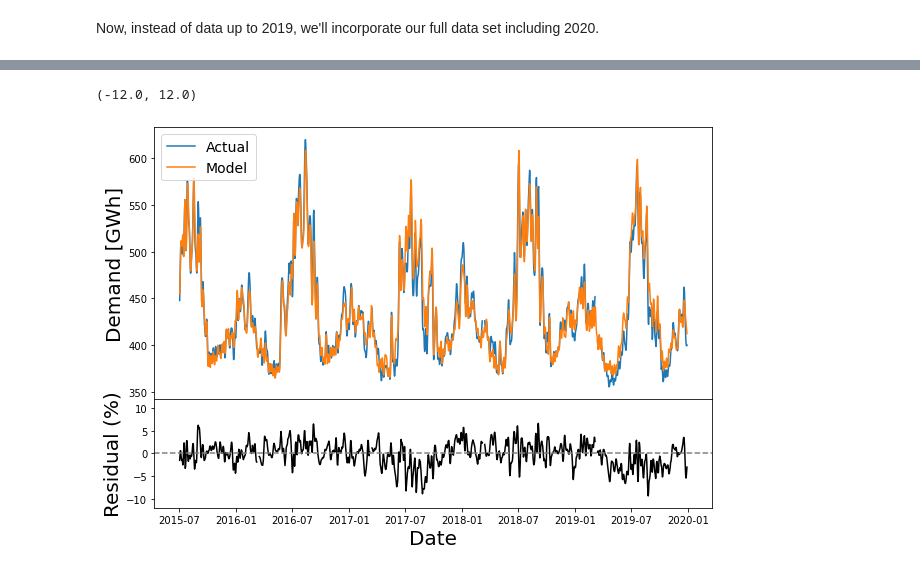
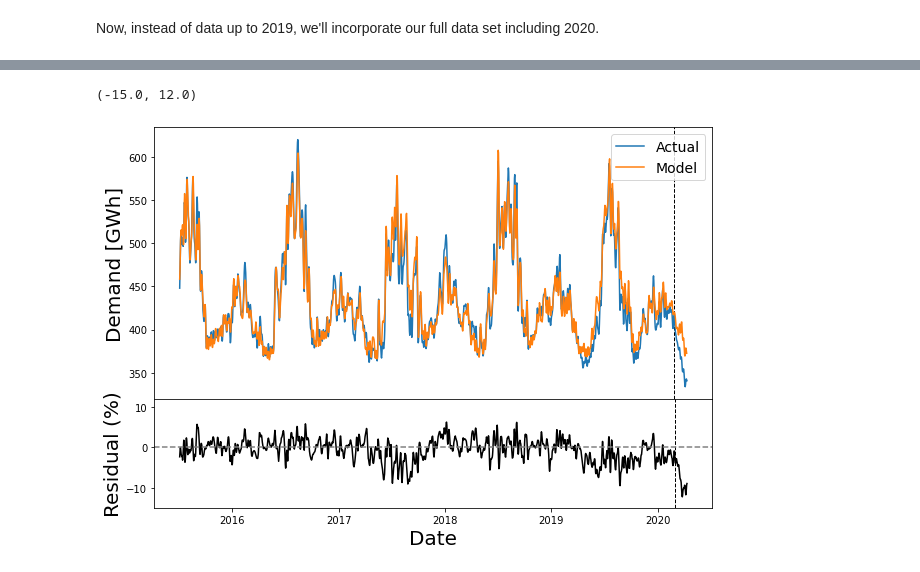
Before and after one commit to emapple/social, a Jupyter notebook: Weather_vs_demand.ipynb, the cells around one changed output, grey strips where cells are left out. Cells and saved outputs as stored; diff of their text form; code cells hidden in the pictures.

```diff
--- a/Weather_vs_demand.ipynb
+++ b/Weather_vs_demand.ipynb
@@ -279,3 +287,10 @@ all_data = df_to_features(df_NY_temperature, 4)
+# %%
+all_data = pd.concat((df_to_features(df_NY_temperature, 4),
+                      df_to_features(pd.read_csv('state_data/NY_2020_raw.csv',
+                                index_col=['DATE'], parse_dates=['DATE']), 4)),
+                     axis=0)
+# %%
+all_data = all_data.dropna()
 # %%
 temp_columns = [col for col in all_data if col.startswith('T_')]
 all_data_transform = all_data.copy()
@@ -288,5 +298,13 @@ daily_energy = daily_energy.loc[daily_energy.index.year <= 2019].copy()
+# %%
+# there are some nans we want to get rid of for later
+daily_energy = df_NY_energy.groupby('Date').sum(min_count=24)
+daily_energy = daily_energy.dropna()
+
+# ensure we have indexes that are common to all data
+my_locs = demand_to_mean.index.intersection(all_data_transform.index)
+my_locs = daily_energy.index.intersection(my_locs)
 # %%
-pred = pd.DataFrame(index=daily_energy.index,
+pred = pd.DataFrame(index=my_locs,
                     data=reg.predict(all_data_transform.loc[my_locs]),
                     columns=['D_Pred'])
 pred_average = pred.rolling(7, win_type='gaussian', center=True).mean(std=2)
@@ -297,24 +319,27 @@ daily_average = daily_energy.rolling(7, win_type='gaussian', center=True).mean(s
 # %%
 fig, ax = plt.subplots(2, 1, gridspec_kw={'height_ratios':[5, 2]})
 fig.set_size_inches(10, 7)
 fig.subplots_adjust(hspace=0)
 
 residuals = 100 * (1 - pred_average['D_Pred'] / daily_average['Demand'])
 
 ax[0].plot(daily_average.index,
         daily_average['Demand']/1.e3, label = 'Actual')
 ax[0].plot(pred_average.index, pred_average['D_Pred']/1.e3, label='Model')
 ax[1].plot(daily_average.index,
            residuals, color='black')
 ax[1].axhline(0, color='grey', ls='--')
 
+for i in [0, 1]:
+    ax[i].axvline('20200229', color='k', ls='--', zorder=0, lw=1)
+
 
 ax[0].legend(loc='best', fontsize=14)
 
 ax[1].set_xlabel('Date', fontsize=20)
 ax[0].set_ylabel('Demand [GWh]', fontsize=20)
 ax[1].set_ylabel('Residual (%)', fontsize=20)
-ax[1].set_ylim([-12, 12])
+ax[1].set_ylim([-15, 12])
 # %% [output]
-(-12.0, 12.0)
+(-15.0, 12.0)
-[figure, old version]
+[figure, new version]
```
Also changed, not shown: parts of 13 cells of this notebook.
